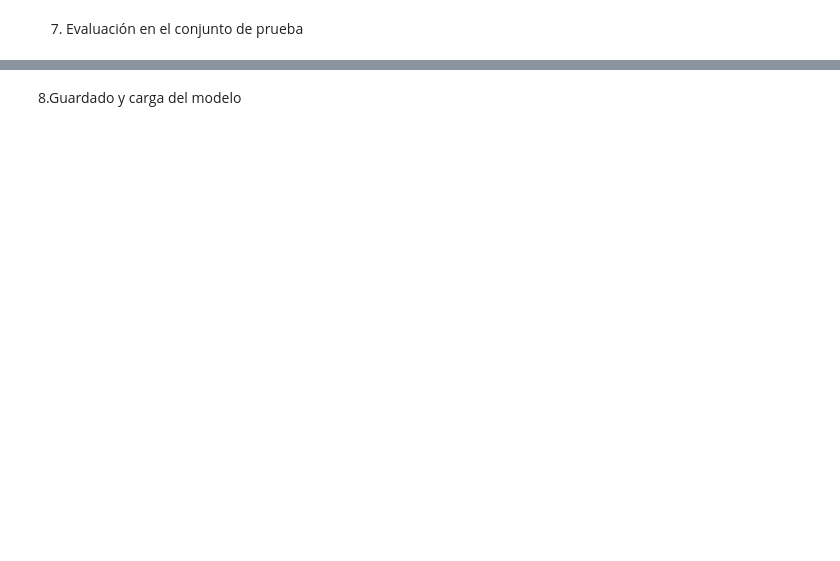
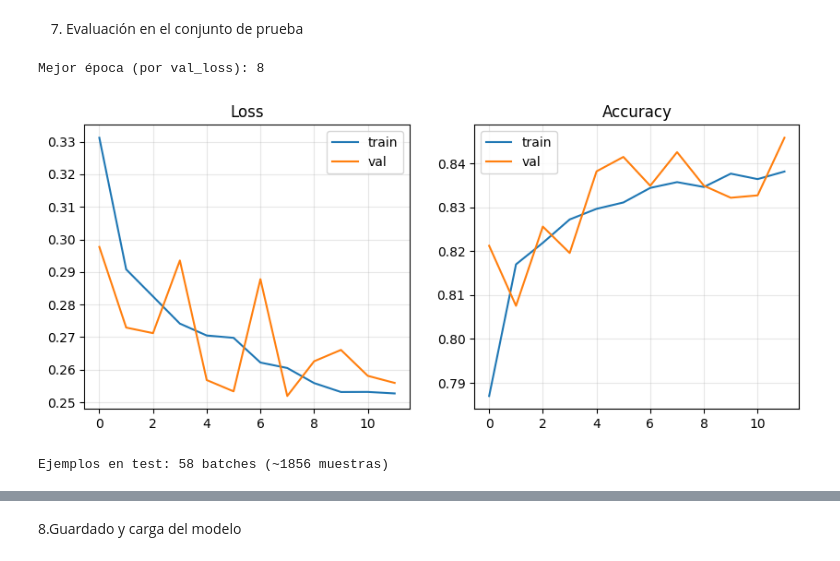
Before and after one commit to Luis-Fernadez-Cardenas/PROYECTO-IA, a Jupyter notebook: notebooks/01_visualizacion.ipynb, the cells around one changed output, grey strips where cells are left out. Drawn from its saved outputs; the diff is of its cells as text; code cells hidden in the pictures; blank space fills up the shorter version.

Commit message:
Añadiendo nuevas funcionalidades para el preprocesamiento y carga de datos ECG

```diff
--- a/notebooks/01_visualizacion.ipynb
+++ b/notebooks/01_visualizacion.ipynb
@@ -155,7 +157,9 @@ Mostrando las primeras 10 filas de la matriz de datos:
 5. Definir y compilar el modelo
 # %%
 model = crear_modelo(input_shape=(5000, 12), n_classes=train_gen.n_classes)
-model.compile(optimizer=tf.keras.optimizers.Adam(learning_rate=1e-3),
-              loss='categorical_crossentropy',
-              metrics=['accuracy'])
+model.compile(
+    optimizer=tf.keras.optimizers.Adam(learning_rate=1e-3),
+    loss='binary_crossentropy',                 # multi-etiqueta
+    metrics=['accuracy']
+)
 model.summary()
@@ -164,6 +187,0 @@ model.summary()
-# %%
-early_stop = tf.keras.callbacks.EarlyStopping(patience=3, restore_best_weights=True)
-history = model.fit(train_gen,
-                    validation_data=val_gen,
-                    epochs=20,
-                    callbacks=[early_stop])
@@ -169,0 +219,11 @@ history = model.fit(train_gen,
+# %%
+history = model.fit(
+    train_gen,
+    validation_data=val_gen,
+    epochs=20,
+    callbacks=[
+        tf.keras.callbacks.EarlyStopping(patience=4, restore_best_weights=True),
+        tf.keras.callbacks.ModelCheckpoint('../models/model_ecg_cnn.keras', save_best_only=True)  # ← .keras
+    ],
+
+)
@@ -176,0 +250,30 @@ print(f"Pérdida en test: {test_loss:.4f}, exactitud en test: {test_accuracy:.4f
+# %%
+import matplotlib.pyplot as plt
+
+best_epoch = int(np.argmin(history.history['val_loss'])) + 1
+print(f"Mejor época (por val_loss): {best_epoch}")
+
+plt.figure(figsize=(10,4))
+plt.subplot(1,2,1)
+plt.plot(history.history['loss'], label='train')
+plt.plot(history.history['val_loss'], label='val')
+plt.title('Loss'); plt.legend(); plt.grid(alpha=.3)
+
+plt.subplot(1,2,2)
+plt.plot(history.history['accuracy'], label='train')
+plt.plot(history.history['val_accuracy'], label='val')
+plt.title('Accuracy'); plt.legend(); plt.grid(alpha=.3)
+plt.show()
+# %% [output]
+Mejor época (por val_loss): 8
+[figure, added]
+# %%
+# Crear generador para el conjunto de prueba
+from dataloaders import ECGDataGenerator
+
+test_gen = ECGDataGenerator('../data/processed/test', batch_size=32, shuffle=False)
+
+# Confirmar cuántos ejemplos tiene
+print(f"Ejemplos en test: {len(test_gen)} batches (~{len(test_gen)*32} muestras)")
+# %% [output]
+Ejemplos en test: 58 batches (~1856 muestras)
```
Also changed, not shown: parts of 12 cells of this notebook, 2 other files.
